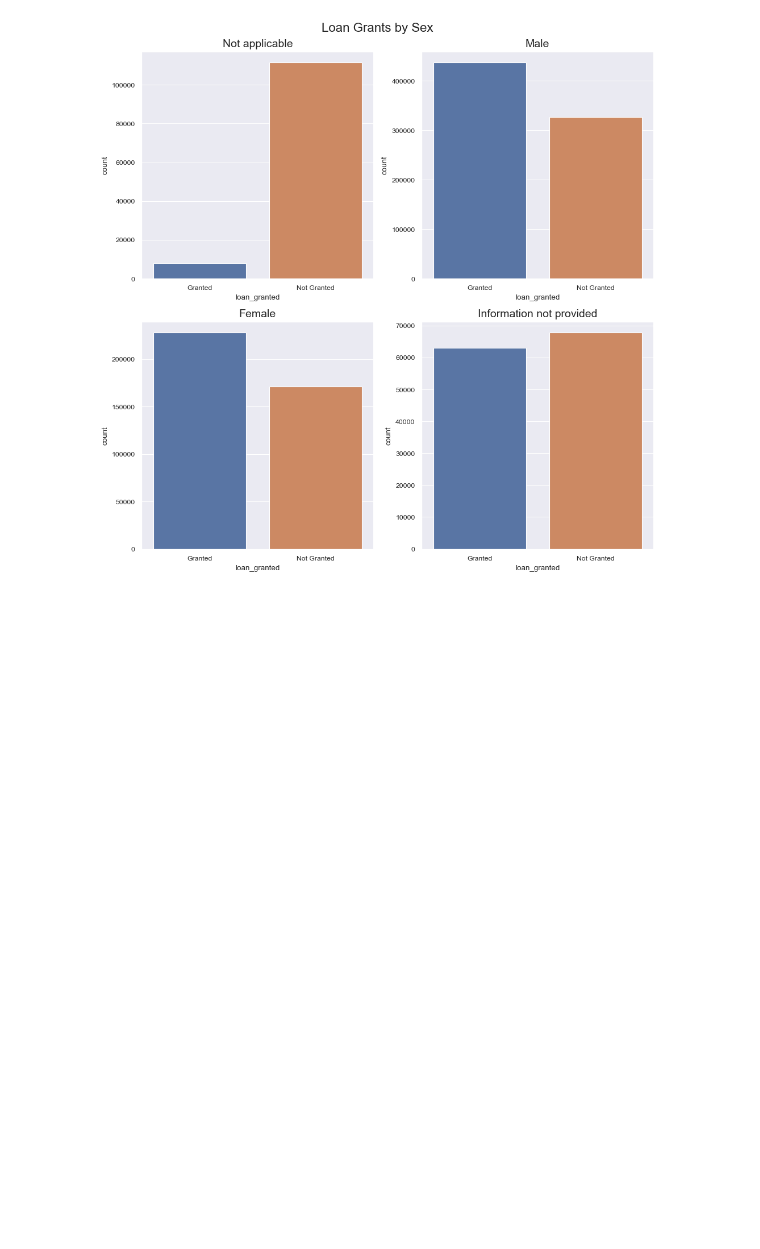
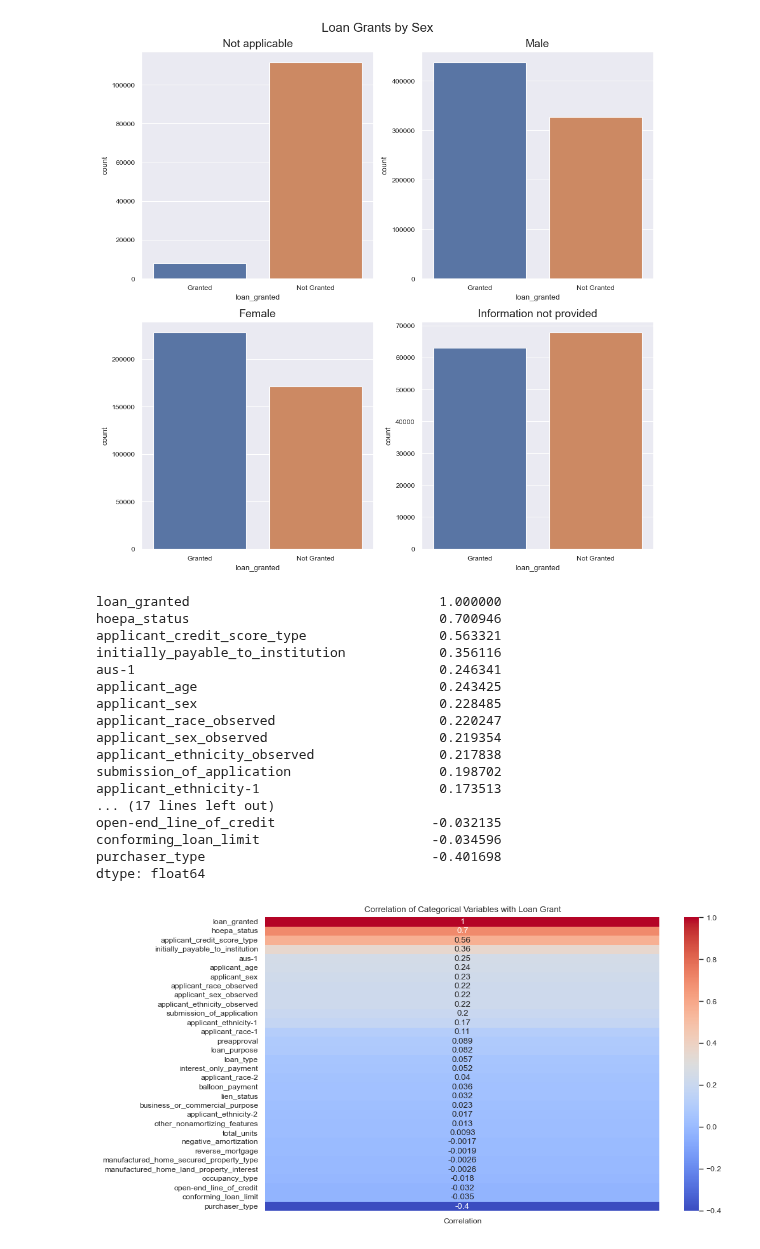
Before and after one commit to HaukeSchwarz/Thesis, a Jupyter notebook: notebooks/Main_Data_Analysis_Pipeline_2.ipynb, the cells around one changed output. Cells and saved outputs as stored; diff of their text form; code cells hidden in the pictures; blank space fills up the shorter version.

```diff
--- a/notebooks/Main_Data_Analysis_Pipeline_2.ipynb
+++ b/notebooks/Main_Data_Analysis_Pipeline_2.ipynb
@@ -81,8 +81,8 @@ plt.show()
 HMDA_clean["applicant_race-1"] = HMDA_clean["applicant_race-1"].replace({1: "American Indian or Alaska Native", 2: "Asian", 3: "Black or African American", 4: "Native Hawaiian or Other Pacific Islander", 5: "White", 6: "Information not provided", 7: "Not applicable", 21: "Asian Indian", 22: "Chinese", 23: "Filipino", 24: "Japanese", 25: "Korean", 26: "Vietnamese", 27: "Other Asian", 41: "Native Hawaiian", 42: "Guamanian or Chamorro", 43: "Samoan", 44: "Other Pacific Islander"})
 HMDA_clean["applicant_race-2"] = HMDA_clean["applicant_race-2"].replace({1: "American Indian or Alaska Native", 2: "Asian", 3: "Black or African American", 4: "Native Hawaiian or Other Pacific Islander", 5: "White", 6: "Information not provided", 7: "Not applicable", 21: "Asian Indian", 22: "Chinese", 23: "Filipino", 24: "Japanese", 25: "Korean", 26: "Vietnamese", 27: "Other Asian", 41: "Native Hawaiian", 42: "Guamanian or Chamorro", 43: "Samoan", 44: "Other Pacific Islander"})
 
-HMDA_clean["applicant_race-1"] = HMDA_clean[HMDA_clean["applicant_race-1"].isin(["American Indian or Alaska Native", "Asian", "Black or African American", "Native Hawaiian or Other Pacific Islander", "White", "Information not provided", "Not applicable", "Asian Indian", "Chinese", "Filipino", "Japanese", "Korean", "Vietnamese", "Other Asian", "Native Hawaiian", "Guamanian or Chamorro", "Samoan", "Other Pacific Islander"])]
-HMDA_clean["applicant_race-2"] = HMDA_clean[HMDA_clean["applicant_race-2"].isin(["American Indian or Alaska Native", "Asian", "Black or African American", "Native Hawaiian or Other Pacific Islander", "White", "Information not provided", "Not applicable", "Asian Indian", "Chinese", "Filipino", "Japanese", "Korean", "Vietnamese", "Other Asian", "Native Hawaiian", "Guamanian or Chamorro", "Samoan", "Other Pacific Islander"])]
+# HMDA_clean["applicant_race-1"] = HMDA_clean[HMDA_clean["applicant_race-1"].isin(["American Indian or Alaska Native", "Asian", "Black or African American", "Native Hawaiian or Other Pacific Islander", "White", "Information not provided", "Not applicable", "Asian Indian", "Chinese", "Filipino", "Japanese", "Korean", "Vietnamese", "Other Asian", "Native Hawaiian", "Guamanian or Chamorro", "Samoan", "Other Pacific Islander"])]
+# HMDA_clean["applicant_race-2"] = HMDA_clean[HMDA_clean["applicant_race-2"].isin(["American Indian or Alaska Native", "Asian", "Black or African American", "Native Hawaiian or Other Pacific Islander", "White", "Information not provided", "Not applicable", "Asian Indian", "Chinese", "Filipino", "Japanese", "Korean", "Vietnamese", "Other Asian", "Native Hawaiian", "Guamanian or Chamorro", "Samoan", "Other Pacific Islander"])]
 # %%
 HMDA_clean["applicant_race-1"].value_counts().plot(kind = "bar", title = "Distribution of Applicant Races", xlabel = "Race", ylabel = "Number of loans", figsize = (10, 6));
 # %% [output]
@@ -117,3 +117,29 @@ plt.tight_layout()
 plt.show()
 # %% [output]
 [figure]
+# %%
+print(HMDA_clean.select_dtypes(include = "category").apply(lambda x: x.cat.codes).corrwith(HMDA_clean["loan_granted"].cat.codes).sort_values(ascending = False))
+
+fig, ax = plt.subplots(1, 1, figsize=(10, 6))
+sns.heatmap(HMDA_clean.select_dtypes(include = "category").apply(lambda x: x.cat.codes).corrwith(HMDA_clean["loan_granted"].cat.codes).sort_values(ascending = False).to_frame("Correlation"), annot = True, cmap = "coolwarm", ax = ax)
+ax.set_title("Correlation of Categorical Variables with Loan Grant")
+plt.show()
+# %% [output]
+loan_granted                                1.000000
+hoepa_status                                0.700946
+applicant_credit_score_type                 0.563321
+initially_payable_to_institution            0.356116
+aus-1                                       0.246341
+applicant_age                               0.243425
+applicant_sex                               0.228485
+applicant_race_observed                     0.220247
+applicant_sex_observed                      0.219354
+applicant_ethnicity_observed                0.217838
+submission_of_application                   0.198702
+applicant_ethnicity-1                       0.173513
+... (17 lines left out)
+open-end_line_of_credit                    -0.032135
+conforming_loan_limit                      -0.034596
+purchaser_type                             -0.401698
+dtype: float64
+[figure, added]
```
